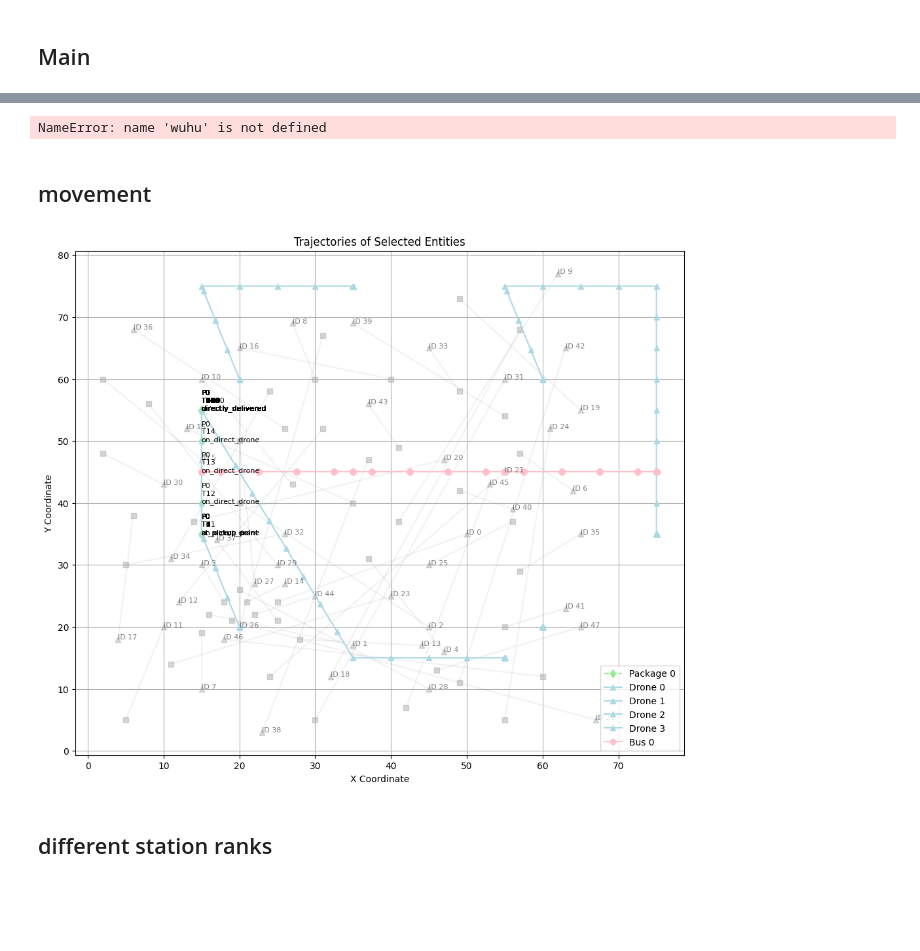
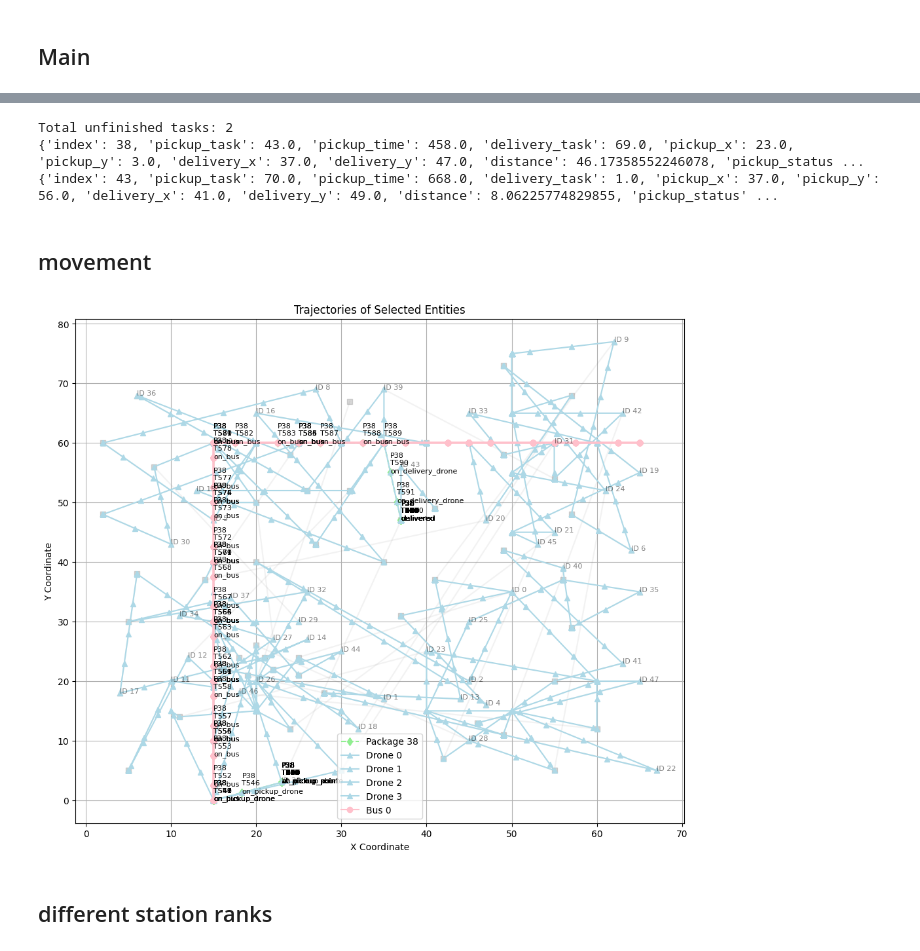
Before and after one commit to Jingren-Tang/New_Drone, a Jupyter notebook: DA_sample_project_Reginal_drone.ipynb, the cells around one changed output, grey strips where cells are left out. Drawn from its saved outputs; the diff is of its cells as text; code cells hidden in the pictures; blank space fills up the shorter version.

```diff
--- a/DA_sample_project_Reginal_drone.ipynb
+++ b/DA_sample_project_Reginal_drone.ipynb
@@ -531,7 +531,7 @@ for index, task in sorted_tasks.iterrows():
     }
     task_list.append(task_record)
 
-task_list = task_list[:10]
+task_list = task_list[:50]
 # 输出任务列表
 # for task in task_list:
 #     print(f"Task {task['index']}: Pickup Task {task['pickup_task']} at {task['pickup_location']} "
@@ -2739,6 +2776,11 @@ station_mapping = {(station.x, station.y): idx for idx, station in enumerate(bus
 
 while current_time <= total_time:
     bus_system.simulate(bus_lines, bus_stations_df)
+
+    if current_time % 100 == 0:
+        print(f"\n======== 时间: {current_time} ========")
+        drone_fleet.report_drone_status(current_time)
+        drone_fleet.analyze_queues(current_time)
 
     # 先优化队列，进行任务分配
     # drone_fleet.check_and_optimize_queues(max_queue_size=5)
@@ -2933,7 +2975,7 @@ while current_time <= total_time:
                 drone.current_task['delivery_y'],
                 bus_stations,
                 current_line,
-                station_rank=drone.current_task['delivery_station_rank']
+                rank=drone.current_task['delivery_station_rank']
 
             )
 
@@ -2958,7 +3000,7 @@ while current_time <= total_time:
                     drone.current_task['delivery_y'],
                     bus_stations,
                     current_line,
-                    station_rank=drone.current_task['delivery_station_rank']
+                    rank=drone.current_task['delivery_station_rank']
                 )
                 target_station_coords = (nearest_delivery_station.x, nearest_delivery_station.y)
 
@@ -2991,7 +3033,7 @@ while current_time <= total_time:
                 package.update_status('on_delivery_drone')
                 task = get_task_by_id(package.task_id)
                 if task is not None:
-                    drone.assign_delivery_task(task, task['delivery_x'], task['delivery_y'],task['line'] )
+                    drone.assign_delivery_task(task, task['delivery_x'], task['delivery_y'], task['line'], task['delivery_station_rank'])
                     drone.status = 'moving_to_delivery'
                     package.current_drone_id = drone.drone_id
                 else:
@@ -3007,8 +3049,6 @@ for drone in drone_fleet.drones:
     print(f"Drone {drone.drone_id}: Completed {drone.delivery_tasks_completed} delivery tasks, and {drone.pickup_tasks_completed} pickup tasks.")
     total_delivery_tasks += drone.delivery_tasks_completed
     total_pickup_tasks += drone.pickup_tasks_completed
-
-print(f"Total completed tasks: {total_delivery_tasks + total_pickup_tasks} (Delivery: {total_delivery_tasks}, Pickup: {total_pickup_tasks})")
 
 
 # 可以添加区域统计信息
@@ -3029,6 +3069,8 @@ for drone in drone_fleet.drones:
 for region, stats in region_stats.items():
     print(f"Region {region}: {stats['total_tasks']} total tasks (Delivery: {stats['delivery_tasks']}, Pickup: {stats['pickup_tasks']})")
 
+print(f"Total completed tasks: {total_delivery_tasks + total_pickup_tasks} (Delivery: {total_delivery_tasks}, Pickup: {total_pickup_tasks})")
+
 simulation_df = pd.DataFrame(simulation_records)
 bus_simulation_df = pd.DataFrame(bus_records)
 package_simulation_df = pd.DataFrame(package_records)
@@ -3073,5 +3115,5 @@ print(package_simulation_df.tail(10))
 # %%
-wuhu
+# wuhu
 # 筛选 pickup_status 或 delivery_status 不为 'completed' 的任务
 unfinished_tasks = [
     task for task in tasks
@@ -3083,7 +3125,9 @@ print(f"Total unfinished tasks: {len(unfinished_tasks)}")
 for task in unfinished_tasks:
     print(task)
 # %% [output]
-NameError: name 'wuhu' is not defined
+Total unfinished tasks: 2
+{'index': 38, 'pickup_task': 43.0, 'pickup_time': 458.0, 'delivery_task': 69.0, 'pickup_x': 23.0, 'pickup_y': 3.0, 'delivery_x': 37.0, 'delivery_y': 47.0, 'distance': 46.17358552246078, 'pickup_status ...
+{'index': 43, 'pickup_task': 70.0, 'pickup_time': 668.0, 'delivery_task': 1.0, 'pickup_x': 37.0, 'pickup_y': 56.0, 'delivery_x': 41.0, 'delivery_y': 49.0, 'distance': 8.06225774829855, 'pickup_status' ...
 # %% [markdown]
 ## movement
 # %%
@@ -3149,35 +3193,35 @@ def plot_multiple_trajectories(simulation_records, package_records, drone_ids=No
             if not drone_df.empty:
                 ax.plot(drone_df["x"], drone_df["y"],
                        linestyle="-", marker="^",
                        label=f"Drone {drone_id}",
                        color="lightblue")
 
     # 绘制巴士轨迹
     if bus_ids:
         for bus_id in bus_ids:
             bus_df = sim_df[(sim_df["entity"] == "bus") & (sim_df["id"] == bus_id)]
             if not bus_df.empty:
                 ax.plot(bus_df["x"], bus_df["y"],
                        linestyle="-", marker="o",
                        label=f"Bus {bus_id}",
                        color="pink")
 
     # 设置图表样式
     ax.set_title("Trajectories of Selected Entities")
     ax.set_xlabel("X Coordinate")
     ax.set_ylabel("Y Coordinate")
     ax.grid(True)
     ax.legend()
 
     plt.show()
 
 plot_multiple_trajectories(simulation_records, package_records,
                          drone_ids=[0,1,2,3
                         ],
                          bus_ids=[0],
-                         package_ids=[0, ])
+                         package_ids=[38, ])
 # %% [output]
-[figure, old version]
+[figure, new version]
 # %% [markdown]
 ## different station ranks
 # %%
```
Also changed, not shown: parts of 6 cells of this notebook, 3 other files.
